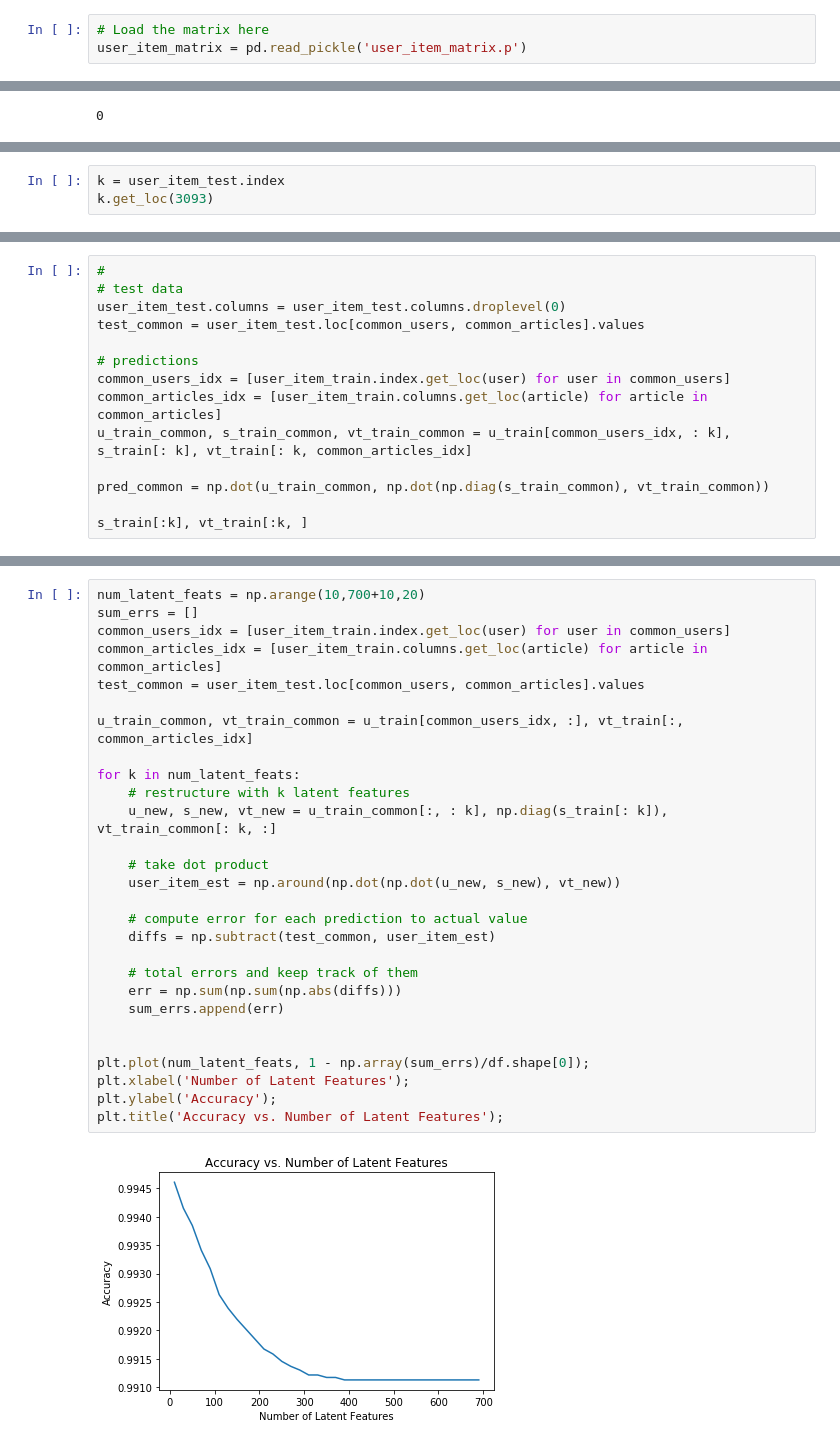
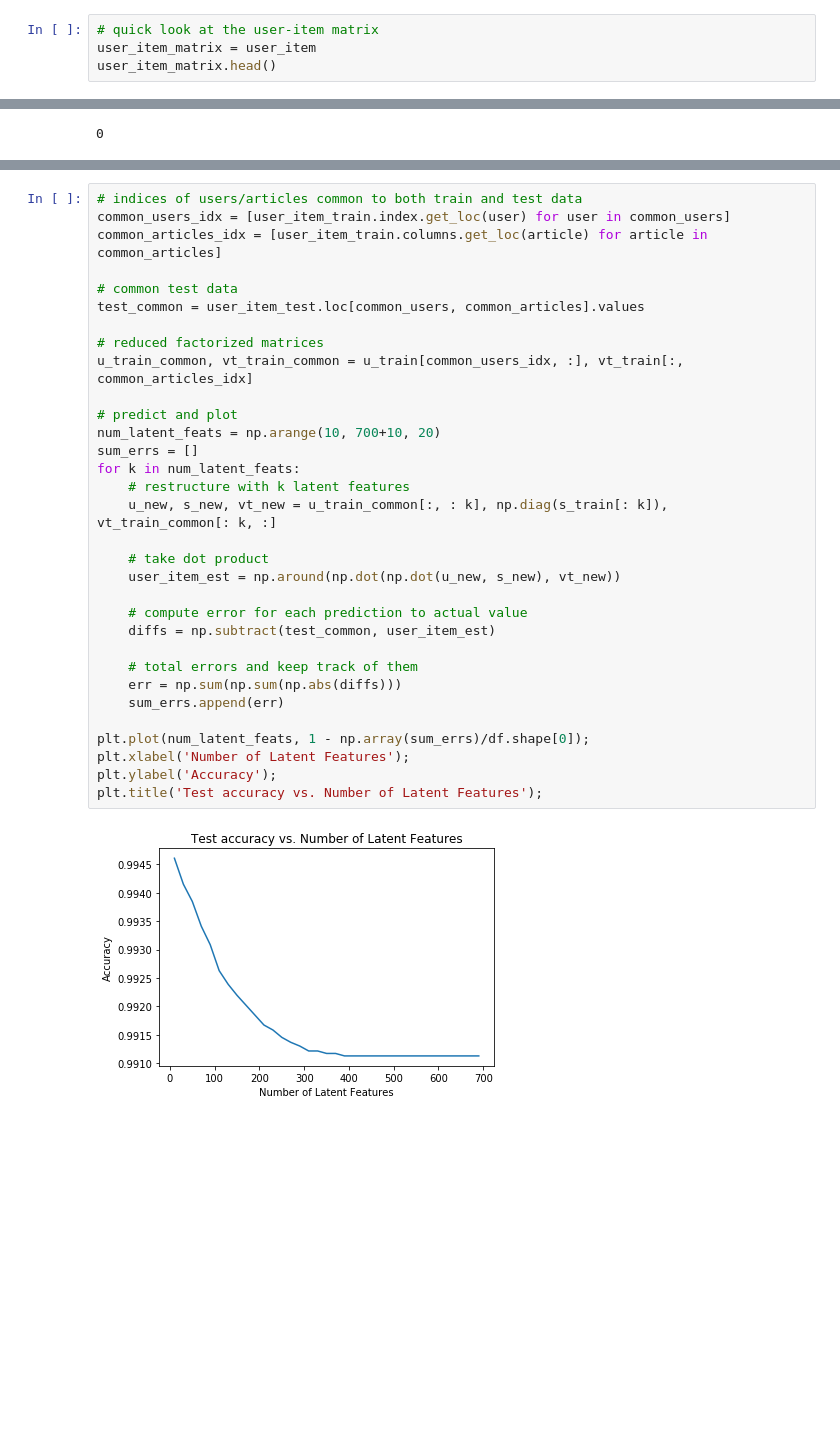
Before and after one commit to jeena72/recommendations-with-IBM, a Jupyter notebook: Recommendations_with_IBM.ipynb, the cells around one changed output, grey strips where cells are left out. Drawn from its saved outputs; the diff is of its cells as text; blank space fills up the shorter version.

```diff
--- a/Recommendations_with_IBM.ipynb
+++ b/Recommendations_with_IBM.ipynb
@@ -642,3 +483,4 @@ In this part of the notebook, you will build use matrix factorization to make ar
 # %%
-# Load the matrix here
-user_item_matrix = pd.read_pickle('user_item_matrix.p')
+# quick look at the user-item matrix
+user_item_matrix = user_item
+user_item_matrix.head()
@@ -848,3 +602,0 @@ Int64Index([2917, 3024, 3093, 3193, 3527, 3532, 3684, 3740, 3777, 3801,
-# %%
-k = user_item_test.index
-k.get_loc(3093)
@@ -855,14 +602,0 @@ user_item_test.index.get_loc(common_users)
-# %%
-#
-# test data
-user_item_test.columns = user_item_test.columns.droplevel(0)
-test_common = user_item_test.loc[common_users, common_articles].values
-
-# predictions
-common_users_idx = [user_item_train.index.get_loc(user) for user in common_users]
-common_articles_idx = [user_item_train.columns.get_loc(article) for article in common_articles]
-u_train_common, s_train_common, vt_train_common = u_train[common_users_idx, : k], s_train[: k], vt_train[: k, common_articles_idx]
-
-pred_common = np.dot(u_train_common, np.dot(np.diag(s_train_common), vt_train_common))
-
-s_train[:k], vt_train[:k, ]
@@ -883,30 +603,34 @@ common_articles_idx
 # %%
-num_latent_feats = np.arange(10,700+10,20)
-sum_errs = []
+# indices of users/articles common to both train and test data
 common_users_idx = [user_item_train.index.get_loc(user) for user in common_users]
 common_articles_idx = [user_item_train.columns.get_loc(article) for article in common_articles]
+
+# common test data
 test_common = user_item_test.loc[common_users, common_articles].values
 
+# reduced factorized matrices
 u_train_common, vt_train_common = u_train[common_users_idx, :], vt_train[:, common_articles_idx]
 
+# predict and plot
+num_latent_feats = np.arange(10, 700+10, 20)
+sum_errs = []
 for k in num_latent_feats:
     # restructure with k latent features
     u_new, s_new, vt_new = u_train_common[:, : k], np.diag(s_train[: k]), vt_train_common[: k, :]
 
     # take dot product
     user_item_est = np.around(np.dot(np.dot(u_new, s_new), vt_new))
 
     # compute error for each prediction to actual value
     diffs = np.subtract(test_common, user_item_est)
 
     # total errors and keep track of them
     err = np.sum(np.sum(np.abs(diffs)))
     sum_errs.append(err)
 
-
 plt.plot(num_latent_feats, 1 - np.array(sum_errs)/df.shape[0]);
 plt.xlabel('Number of Latent Features');
 plt.ylabel('Accuracy');
-plt.title('Accuracy vs. Number of Latent Features');
+plt.title('Test accuracy vs. Number of Latent Features');
 # %% [output]
-[figure, old version]
+[figure, new version]
```
Also changed, not shown: parts of 158 cells of this notebook.
